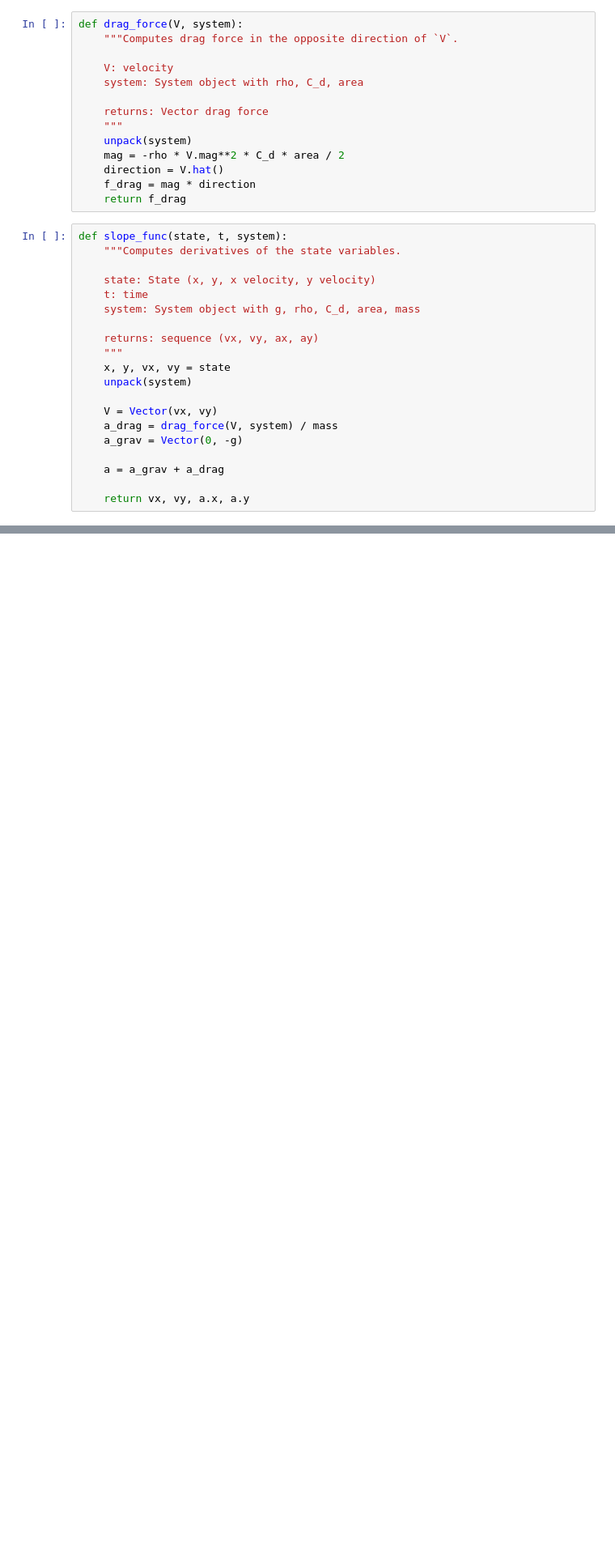
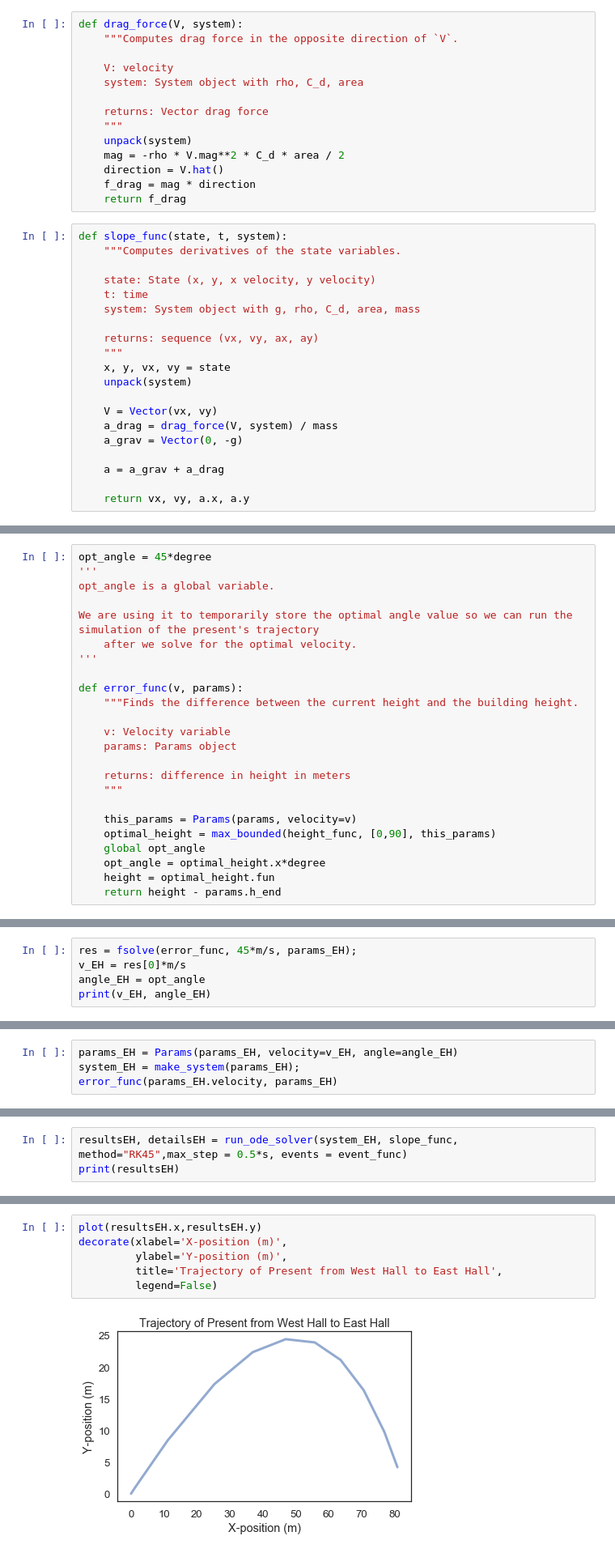
Before and after one commit to megku4u/ModSimPy, a Jupyter notebook: code/Project 3.ipynb, the cells around one changed output, grey strips where cells are left out. Shown at 81% size. Drawn from its saved outputs; the diff is of its cells as text; blank space fills up the shorter version.

```diff
--- a/code/Project 3.ipynb
+++ b/code/Project 3.ipynb
@@ -302,0 +190,24 @@ def compute_force(velocity, angle, params):
+# %%
+opt_angle = 45*degree
+'''
+opt_angle is a global variable.
+
+We are using it to temporarily store the optimal angle value so we can run the simulation of the present's trajectory
+    after we solve for the optimal velocity.
+'''
+
+def error_func(v, params):
+    """Finds the difference between the current height and the building height.
+
+    v: Velocity variable
+    params: Params object
+
+    returns: difference in height in meters
+    """
+
+    this_params = Params(params, velocity=v)
+    optimal_height = max_bounded(height_func, [0,90], this_params)
+    global opt_angle
+    opt_angle = optimal_height.x*degree
+    height = optimal_height.fun
+    return height - params.h_end
@@ -302,0 +216,5 @@ def compute_force(velocity, angle, params):
+# %%
+res = fsolve(error_func, 45*m/s, params_EH);
+v_EH = res[0]*m/s
+angle_EH = opt_angle
+print(v_EH, angle_EH)
@@ -302,0 +223,4 @@ def compute_force(velocity, angle, params):
+# %%
+params_EH = Params(params_EH, velocity=v_EH, angle=angle_EH)
+system_EH = make_system(params_EH);
+error_func(params_EH.velocity, params_EH)
@@ -302,0 +229,3 @@ def compute_force(velocity, angle, params):
+# %%
+resultsEH, detailsEH = run_ode_solver(system_EH, slope_func, method="RK45",max_step = 0.5*s, events = event_func)
+print(resultsEH)
@@ -302,0 +248,8 @@ def compute_force(velocity, angle, params):
+# %%
+plot(resultsEH.x,resultsEH.y)
+decorate(xlabel='X-position (m)',
+         ylabel='Y-position (m)',
+         title='Trajectory of Present from West Hall to East Hall',
+         legend=False)
+# %% [output]
+[figure, added]
```
Also changed, not shown: parts of 53 cells of this notebook.
